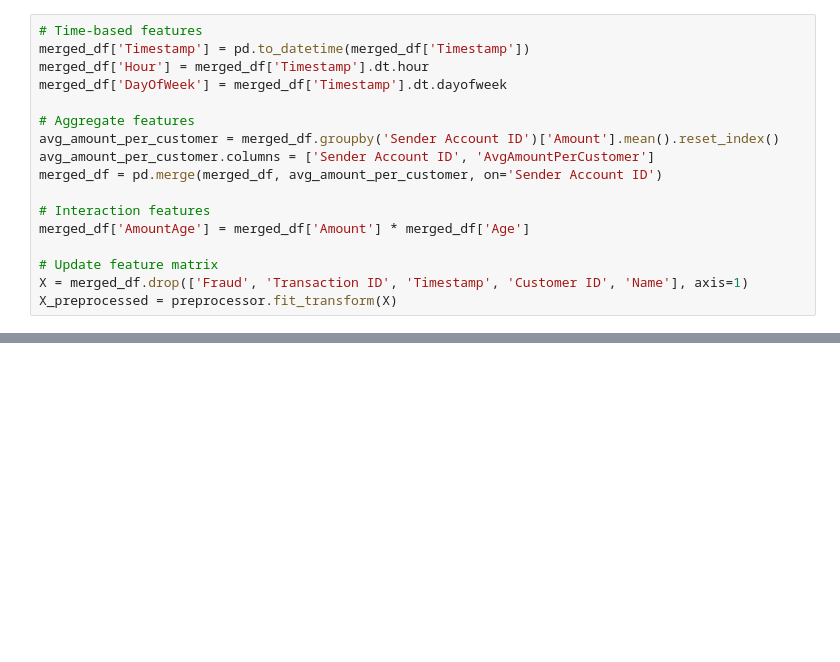
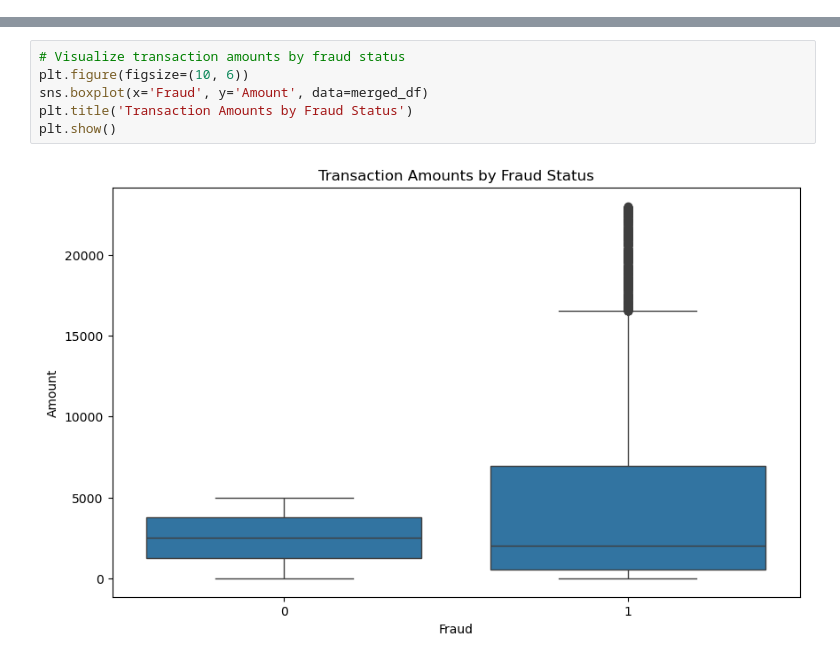
Before and after one commit to Kusalani/Fraud-detection-system, a Jupyter notebook: Models/stackedensemble model.ipynb, the cells around one changed output, grey strips where cells are left out. Cells and saved outputs as stored; diff of their text form; blank space fills up the shorter version.

```diff
--- a/Models/stackedensemble model.ipynb
+++ b/Models/stackedensemble model.ipynb
@@ -113,17 +78,0 @@ X_preprocessed = preprocessor.fit_transform(X)
-# %%
-# Time-based features
-merged_df['Timestamp'] = pd.to_datetime(merged_df['Timestamp'])
-merged_df['Hour'] = merged_df['Timestamp'].dt.hour
-merged_df['DayOfWeek'] = merged_df['Timestamp'].dt.dayofweek
-
-# Aggregate features
-avg_amount_per_customer = merged_df.groupby('Sender Account ID')['Amount'].mean().reset_index()
-avg_amount_per_customer.columns = ['Sender Account ID', 'AvgAmountPerCustomer']
-merged_df = pd.merge(merged_df, avg_amount_per_customer, on='Sender Account ID')
-
-# Interaction features
-merged_df['AmountAge'] = merged_df['Amount'] * merged_df['Age']
-
-# Update feature matrix
-X = merged_df.drop(['Fraud', 'Transaction ID', 'Timestamp', 'Customer ID', 'Name'], axis=1)
-X_preprocessed = preprocessor.fit_transform(X)
@@ -216,0 +79,8 @@ ROC AUC Score: 0.9894810015178246
+# %%
+# Visualize transaction amounts by fraud status
+plt.figure(figsize=(10, 6))
+sns.boxplot(x='Fraud', y='Amount', data=merged_df)
+plt.title('Transaction Amounts by Fraud Status')
+plt.show()
+# %% [output]
+[figure, added]
```
Also changed, not shown: parts of 31 cells of this notebook.
